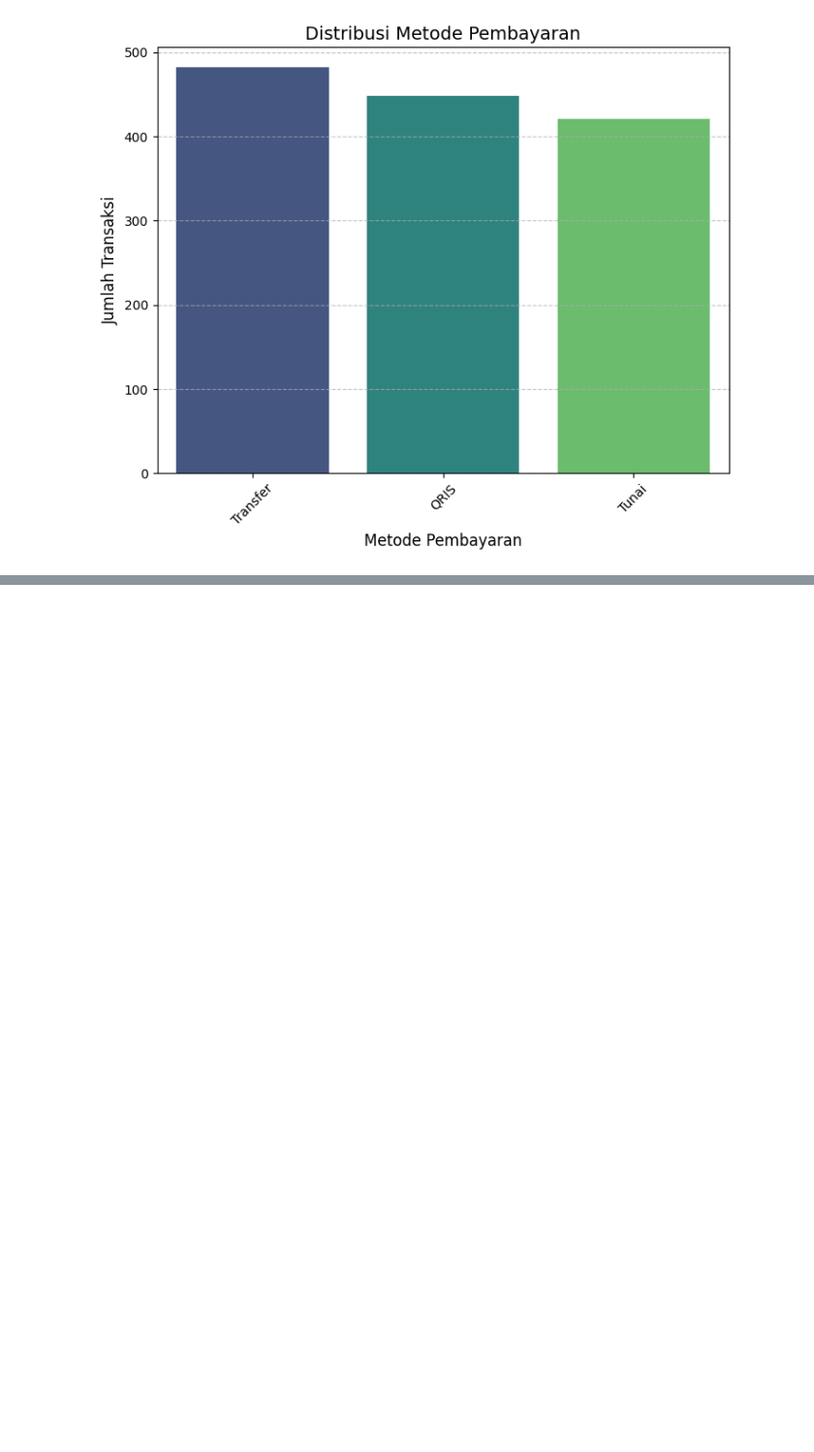
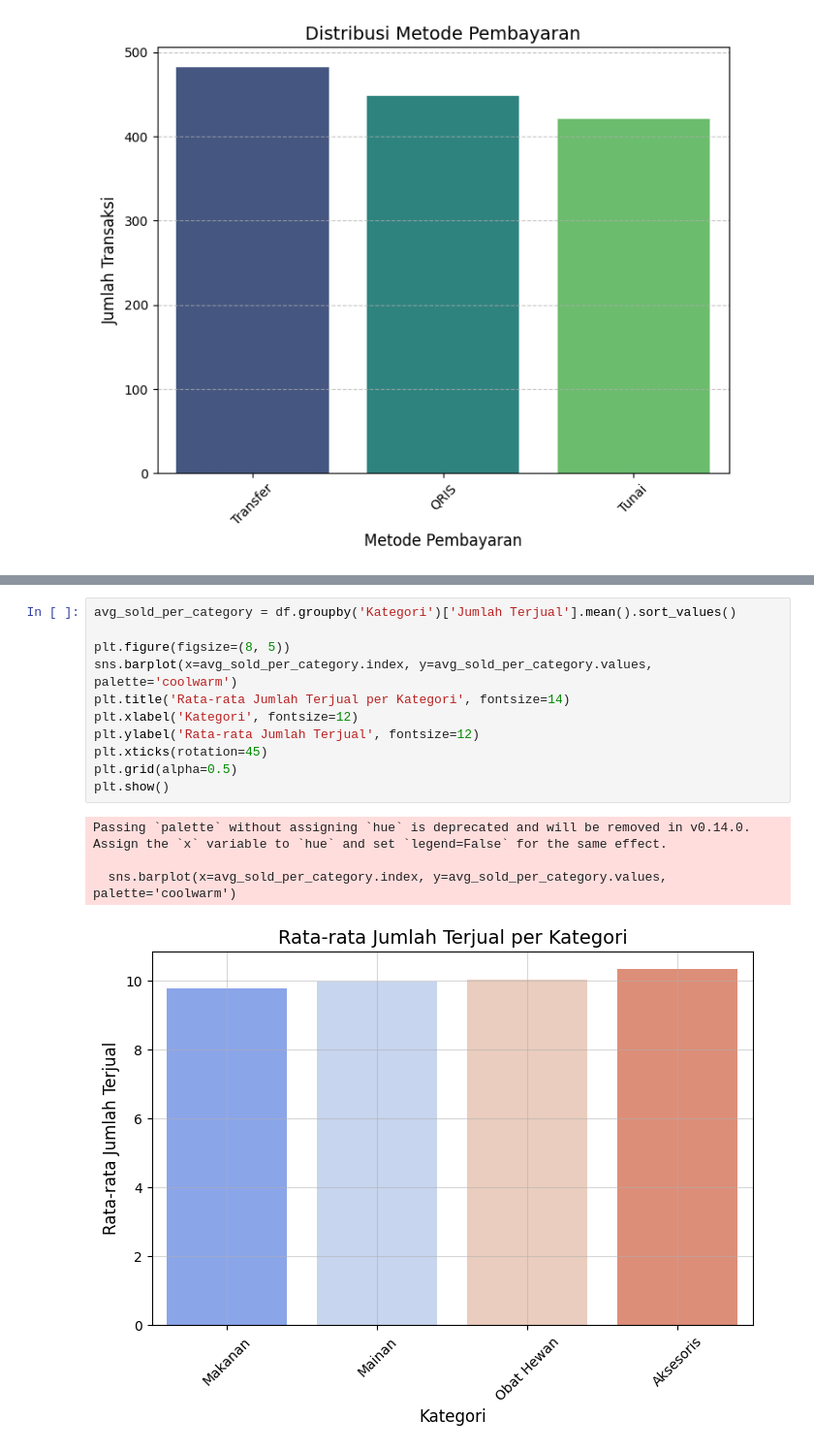
Before and after one commit to MohammadSobri14/TB-PAVD, a Jupyter notebook: petshop.ipynb, the cells around one changed output, grey strips where cells are left out. Shown at 97% size. Saved outputs shown, nothing was run; the diff lists cells and outputs as text; blank space fills up the shorter version.

```diff
--- a/petshop.ipynb
+++ b/petshop.ipynb
@@ -136,0 +288,16 @@ df.describe(include='all')
+# %%
+avg_sold_per_category = df.groupby('Kategori')['Jumlah Terjual'].mean().sort_values()
+
+plt.figure(figsize=(8, 5))
+sns.barplot(x=avg_sold_per_category.index, y=avg_sold_per_category.values, palette='coolwarm')
+plt.title('Rata-rata Jumlah Terjual per Kategori', fontsize=14)
+plt.xlabel('Kategori', fontsize=12)
+plt.ylabel('Rata-rata Jumlah Terjual', fontsize=12)
+plt.xticks(rotation=45)
+plt.grid(alpha=0.5)
+plt.show()
+# %% [output]
+Passing `palette` without assigning `hue` is deprecated and will be removed in v0.14.0. Assign the `x` variable to `hue` and set `legend=False` for the same effect.
+
+  sns.barplot(x=avg_sold_per_category.index, y=avg_sold_per_category.values, palette='coolwarm')
+[figure, added]
```
Also changed, not shown: parts of 16 cells of this notebook, 1 other file.
